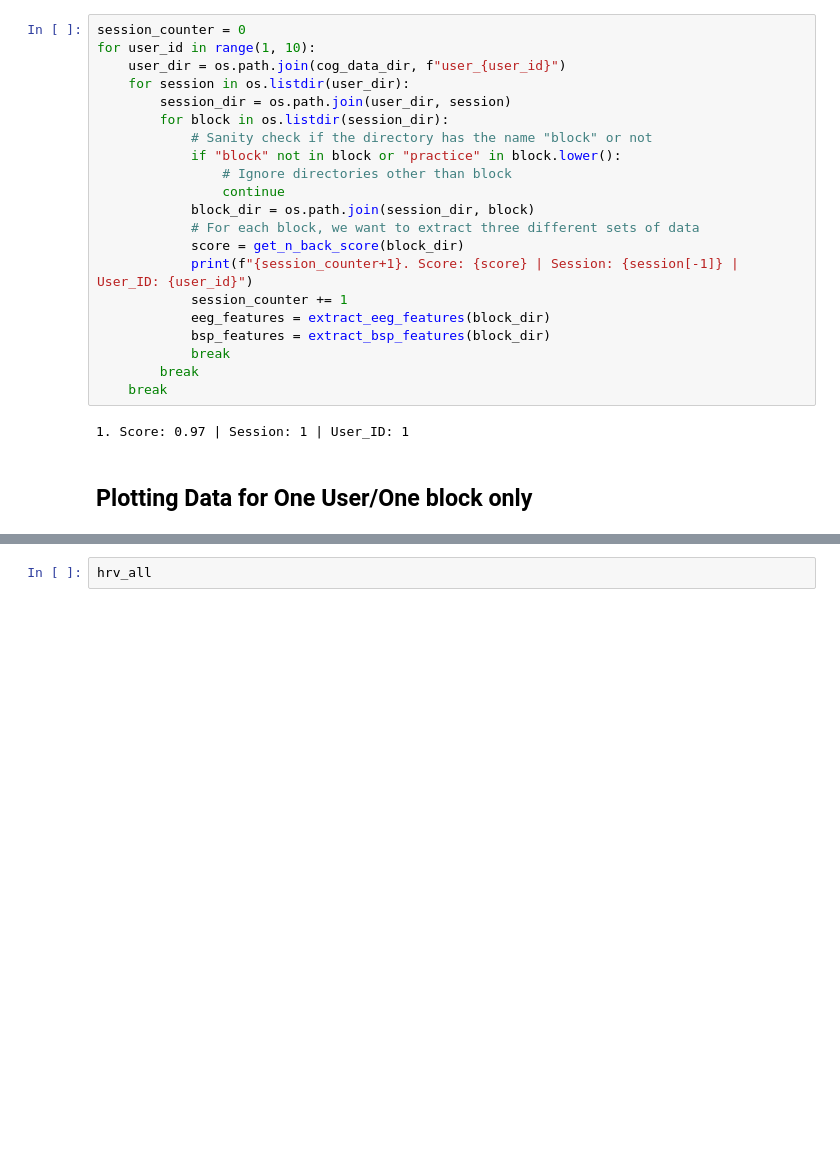
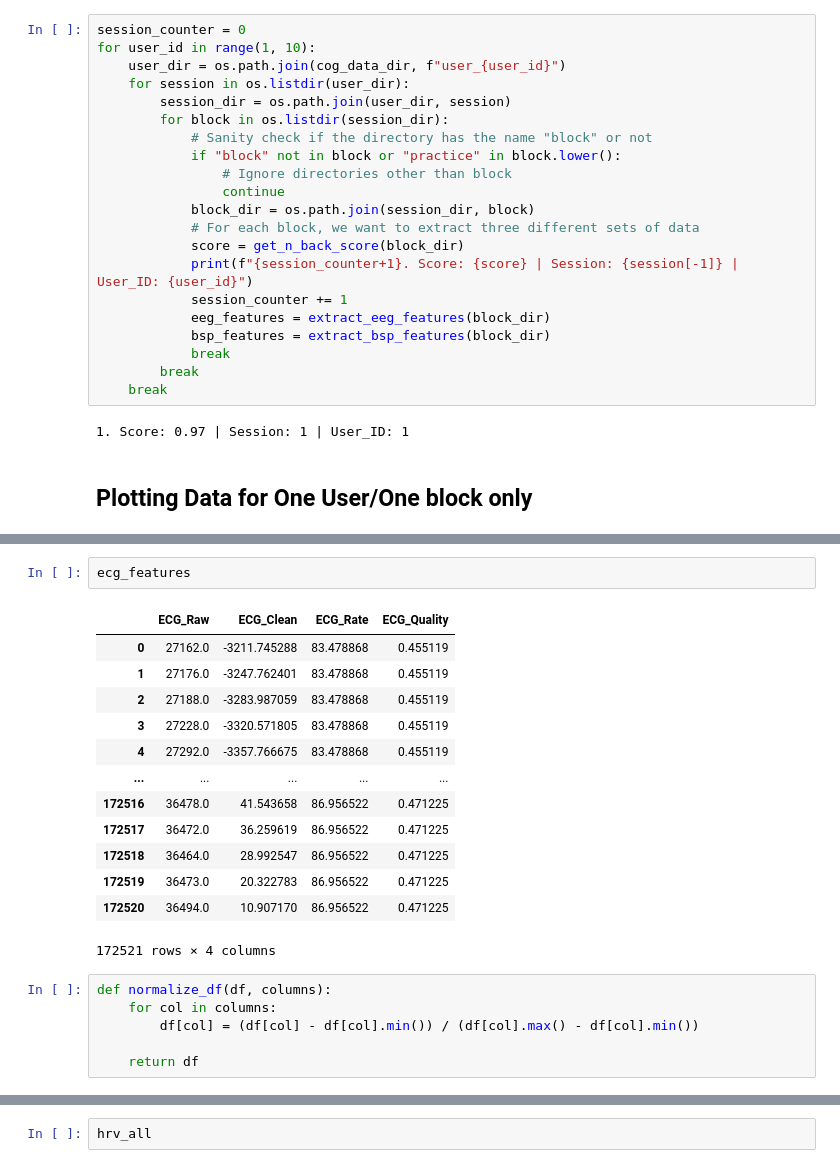
Before and after one commit to asheeshcric/VA, a Jupyter notebook: notebooks/data_analysis.ipynb, the cells around one changed output, grey strips where cells are left out. Cells and saved outputs as stored; diff of their text form; blank space fills up the shorter version.

```diff
--- a/notebooks/data_analysis.ipynb
+++ b/notebooks/data_analysis.ipynb
@@ -130,0 +134,22 @@ ecg_features, hrv_time, hrv_freq, hrv_non, hrv_all = get_ecg_features(bsp_featur
+# %%
+ecg_features
+# %% [output]
+|  | ECG_Raw | ECG_Clean | ECG_Rate | ECG_Quality |
+| 0 | 27162.0 | -3211.745288 | 83.478868 | 0.455119 |
+| 1 | 27176.0 | -3247.762401 | 83.478868 | 0.455119 |
+| 2 | 27188.0 | -3283.987059 | 83.478868 | 0.455119 |
+| 3 | 27228.0 | -3320.571805 | 83.478868 | 0.455119 |
+| 4 | 27292.0 | -3357.766675 | 83.478868 | 0.455119 |
+| ... | ... | ... | ... | ... |
+| 172516 | 36478.0 | 41.543658 | 86.956522 | 0.471225 |
+| 172517 | 36472.0 | 36.259619 | 86.956522 | 0.471225 |
+| 172518 | 36464.0 | 28.992547 | 86.956522 | 0.471225 |
+| 172519 | 36473.0 | 20.322783 | 86.956522 | 0.471225 |
+| 172520 | 36494.0 | 10.907170 | 86.956522 | 0.471225 |
+172521 rows × 4 columns
+# %%
+def normalize_df(df, columns):
+    for col in columns:
+        df[col] = (df[col] - df[col].min()) / (df[col].max() - df[col].min())
+
+    return df
```
Also changed, not shown: parts of 6 cells of this notebook.
